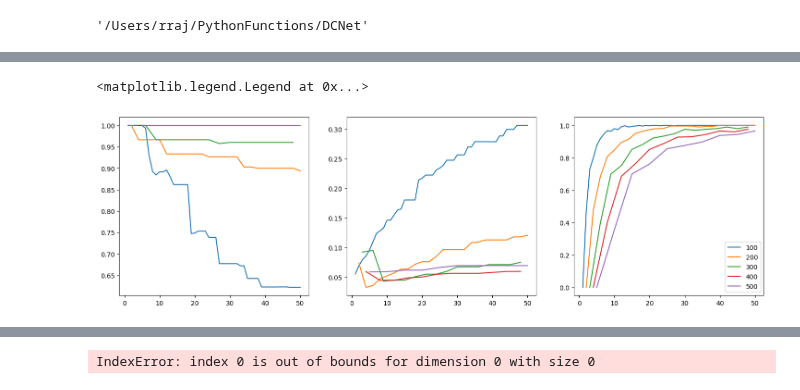
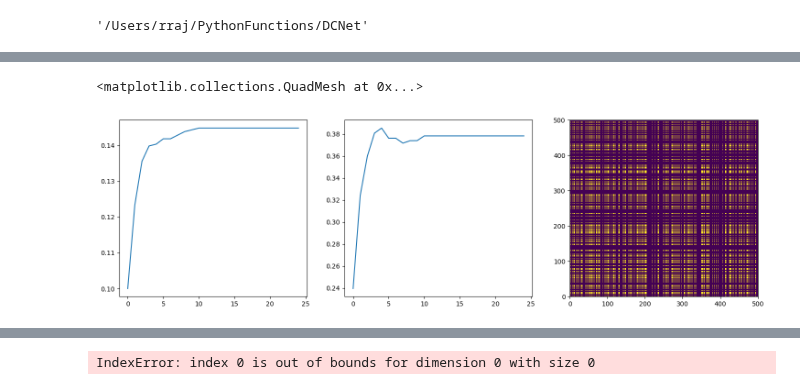
Before and after one commit to wormLove/DCNet, a Jupyter notebook: DCNet2.ipynb, the cells around one changed output, grey strips where cells are left out. Drawn from its saved outputs; the diff is of its cells as text; code cells hidden in the pictures.

```diff
--- a/DCNet2.ipynb
+++ b/DCNet2.ipynb
@@ -28,7 +28,7 @@ metric1 = Conncetedness()
 metric2 = Consistency()
 loader = SequentialLoader(mnist_data, num_classes=10)
 # %%
-train_size = 30000
+train_size = 500
 precisions = []
 recalls = []
 consistencies = []
@@ -42,18 +42,18 @@ for epoch in range(100, 600, 100):
     consistency = []
 
     beta = 1 - (1/epoch)
-    module_d = DiscriminationModule(1000, DatasetInitializer(dataset=mnist_data, num_classes=10), beta=beta)
-    module_c = ClassificationModule(1000, IdentityInitializer())
-    module_c.pruning('on')
+    module_d = DiscriminationModule(500, DatasetInitializer(dataset=mnist_data, num_classes=10), beta=beta)
+    module_c = ClassificationModule(500, IdentityInitializer())
 
-    for _ in tqdm(range(train_size//epoch), desc=str(epoch)):
+    for epoch_number in tqdm(range(train_size//epoch), desc=str(epoch)):
+        module_c.teaching('on') if epoch_number == 0 else module_c.teaching('off')
         for x in loader(epoch):
             y_ = module_d(x)
             module_c(y_)
 
         module_d.organize()
         module_c.organize()
-        metric1.update(module_c.connections.T, module_d.labels(10))
+        metric1.update(module_c.recurrent_weights, module_d.labels(10))
         metric2.update(module_d.labels(10))
 
         p, r = metric1.compute()
@@ -117,11 +113,8 @@ for epoch in range(100, 600, 100):
 # %%
-fig, ax = plt.subplots(1, 3, figsize=(18,5))
-for i in range(5):
-    x = [*range(i+1, train_size//100+1, i+1)]
-    ax[0].plot(x, precisions[i], label=str(100*(i+1)))
-    ax[1].plot(x, recalls[i], label=str(100*(i+1)))
-    ax[2].plot(x, consistencies[i], label=str(100*(i+1)))
-plt.legend()
+fig, ax = plt.subplots(1, 3, figsize=(18, 5))
+ax[0].plot(precisions)
+ax[1].plot(recalls)
+ax[2].pcolormesh(module_c.recurrent_weights)
 # %% [output]
-<matplotlib.legend.Legend at 0x...>
+<matplotlib.collections.QuadMesh at 0x...>
-[figure, old version]
+[figure, new version]
```
Also changed, not shown: parts of 6 cells of this notebook, 2 other files.
